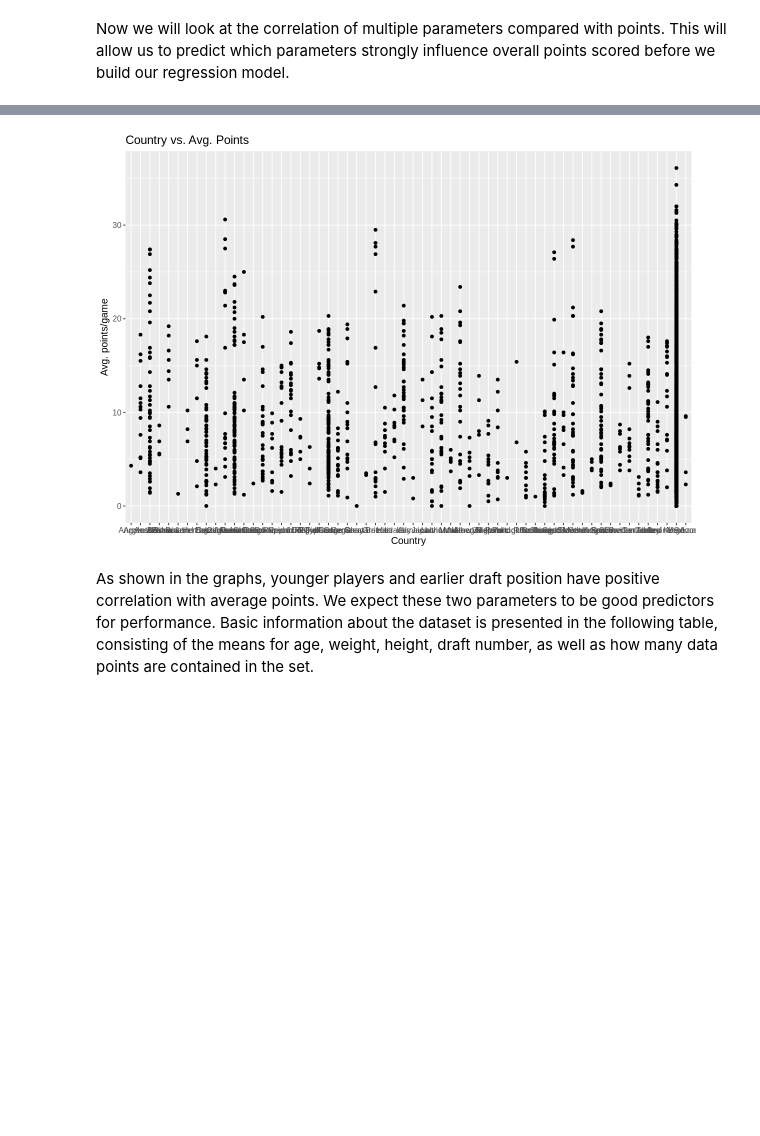
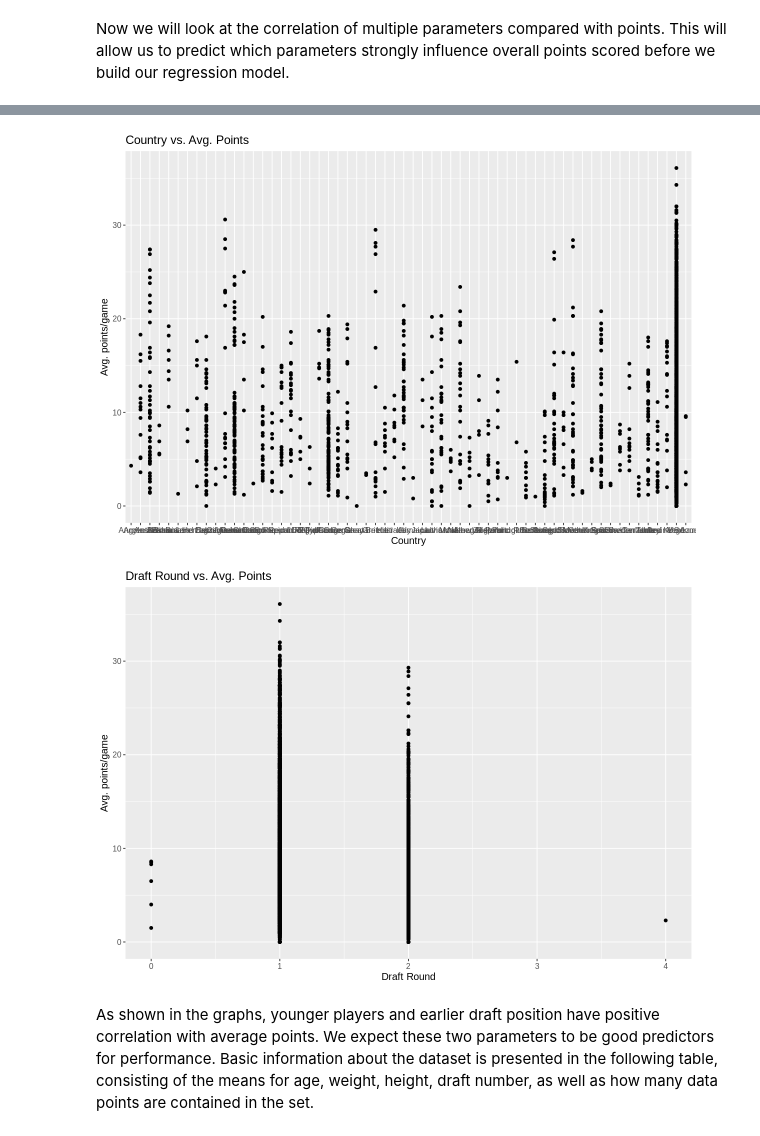
Before and after one commit to mdean808/dsci-100-group-project, a Jupyter notebook: project.ipynb, the cells around one changed output, grey strips where cells are left out. Drawn from its saved outputs; the diff is of its cells as text; code cells hidden in the pictures; blank space fills up the shorter version.

```diff
--- a/project.ipynb
+++ b/project.ipynb
@@ -150,16 +153,24 @@ labs(x = "Draft Position", y = "Avg. points/game") +
 ggtitle("Draft Position vs. Avg. Points") +
 theme(text = element_text(size = 12))
 
-options(repr.plot.width = 10)
-nba_plot_ts_pct <- ggplot(nba_training, aes(x = country, y = pts)) +
+
+nba_plot_country <- ggplot(nba_training, aes(x = country, y = pts)) +
 geom_point() +
 labs(x = "Country", y = "Avg. points/game") +
 ggtitle("Country vs. Avg. Points") +
+theme(text = element_text(size = 12))
+
+
+nba_plot_dr <- ggplot(nba_training, aes(x = draft_round, y = pts)) +
+geom_point() +
+labs(x = "Draft Round", y = "Avg. points/game") +
+ggtitle("Draft Round vs. Avg. Points") +
 theme(text = element_text(size = 12))
 
 nba_plot_age
 nba_plot_height
 nba_plot_weight
 nba_plot_number
-nba_plot_ts_pct
+nba_plot_country
+nba_plot_dr
 # %% [output]
@@ -172,6 +181,7 @@ Warning message:
 [figure]
 [figure]
 [figure]
+[figure, added]
 # %% [markdown]
 As shown in the graphs, younger players and earlier draft position have positive correlation with average points. We expect these two parameters to be good predictors for performance. Basic information about the dataset is presented in the following table, consisting of the means for age, weight, height, draft number, as well as how many data points are contained in the set.
 # %%
```
Also changed, not shown: parts of 8 cells of this notebook.
